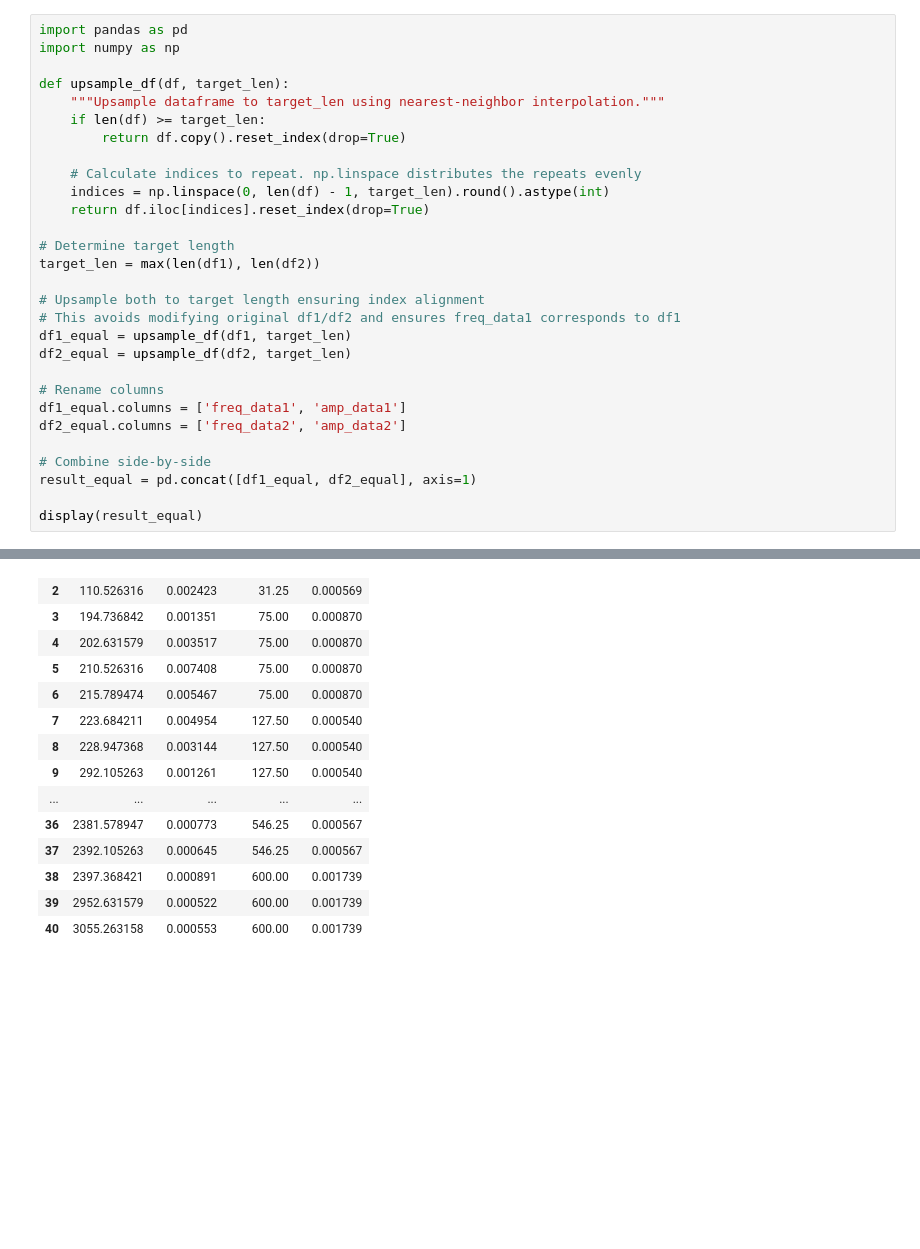
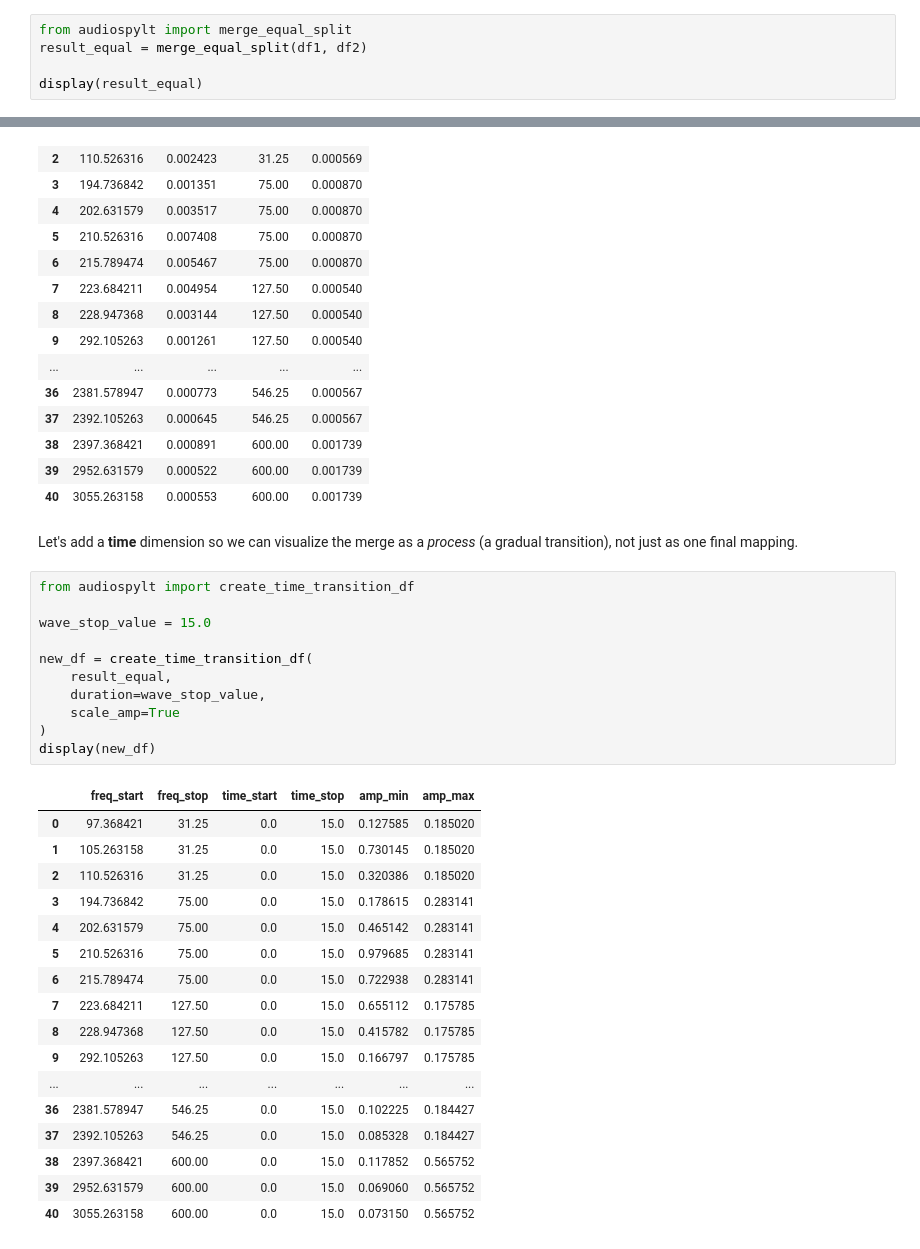
Before and after one commit to egorpol/audiospylt, a Jupyter notebook: tutorials_tech/2df_merge.ipynb, the cells around one changed output, grey strips where cells are left out. Cells and saved outputs as stored; diff of their text form; blank space fills up the shorter version.

```diff
--- a/tutorials_tech/2df_merge.ipynb
+++ b/tutorials_tech/2df_merge.ipynb
@@ -46,30 +56,6 @@ Spread values from df with less elements equally. Here we are basically populati
 # %%
-import pandas as pd
-import numpy as np
-
-def upsample_df(df, target_len):
-    """Upsample dataframe to target_len using nearest-neighbor interpolation."""
-    if len(df) >= target_len:
-        return df.copy().reset_index(drop=True)
-
-    # Calculate indices to repeat. np.linspace distributes the repeats evenly
-    indices = np.linspace(0, len(df) - 1, target_len).round().astype(int)
-    return df.iloc[indices].reset_index(drop=True)
-
-# Determine target length
-target_len = max(len(df1), len(df2))
-
-# Upsample both to target length ensuring index alignment
-# This avoids modifying original df1/df2 and ensures freq_data1 corresponds to df1
-df1_equal = upsample_df(df1, target_len)
-df2_equal = upsample_df(df2, target_len)
-
-# Rename columns
-df1_equal.columns = ['freq_data1', 'amp_data1']
-df2_equal.columns = ['freq_data2', 'amp_data2']
-
-# Combine side-by-side
-result_equal = pd.concat([df1_equal, df2_equal], axis=1)
+from audiospylt import merge_equal_split
+result_equal = merge_equal_split(df1, df2)
 
 display(result_equal)
 # %% [output]
@@ -90,3 +76,34 @@ display(result_equal)
 | 38 | 2397.368421 | 0.000891 | 600.00 | 0.001739 |
 | 39 | 2952.631579 | 0.000522 | 600.00 | 0.001739 |
 | 40 | 3055.263158 | 0.000553 | 600.00 | 0.001739 |
+# %% [markdown]
+Let's add a **time** dimension so we can visualize the merge as a *process* (a gradual transition), not just as one final mapping.
+# %%
+from audiospylt import create_time_transition_df
+
+wave_stop_value = 15.0
+
+new_df = create_time_transition_df(
+    result_equal,
+    duration=wave_stop_value,
+    scale_amp=True
+)
+display(new_df)
+# %% [output]
+|  | freq_start | freq_stop | time_start | time_stop | amp_min | amp_max |
+| 0 | 97.368421 | 31.25 | 0.0 | 15.0 | 0.127585 | 0.185020 |
+| 1 | 105.263158 | 31.25 | 0.0 | 15.0 | 0.730145 | 0.185020 |
+| 2 | 110.526316 | 31.25 | 0.0 | 15.0 | 0.320386 | 0.185020 |
+| 3 | 194.736842 | 75.00 | 0.0 | 15.0 | 0.178615 | 0.283141 |
+| 4 | 202.631579 | 75.00 | 0.0 | 15.0 | 0.465142 | 0.283141 |
+| 5 | 210.526316 | 75.00 | 0.0 | 15.0 | 0.979685 | 0.283141 |
+| 6 | 215.789474 | 75.00 | 0.0 | 15.0 | 0.722938 | 0.283141 |
+| 7 | 223.684211 | 127.50 | 0.0 | 15.0 | 0.655112 | 0.175785 |
+| 8 | 228.947368 | 127.50 | 0.0 | 15.0 | 0.415782 | 0.175785 |
+| 9 | 292.105263 | 127.50 | 0.0 | 15.0 | 0.166797 | 0.175785 |
+| ... | ... | ... | ... | ... | ... | ... |
+| 36 | 2381.578947 | 546.25 | 0.0 | 15.0 | 0.102225 | 0.184427 |
+| 37 | 2392.105263 | 546.25 | 0.0 | 15.0 | 0.085328 | 0.184427 |
+| 38 | 2397.368421 | 600.00 | 0.0 | 15.0 | 0.117852 | 0.565752 |
+| 39 | 2952.631579 | 600.00 | 0.0 | 15.0 | 0.069060 | 0.565752 |
+| 40 | 3055.263158 | 600.00 | 0.0 | 15.0 | 0.073150 | 0.565752 |
```
Also changed, not shown: parts of 37 cells of this notebook, 2 other files.
